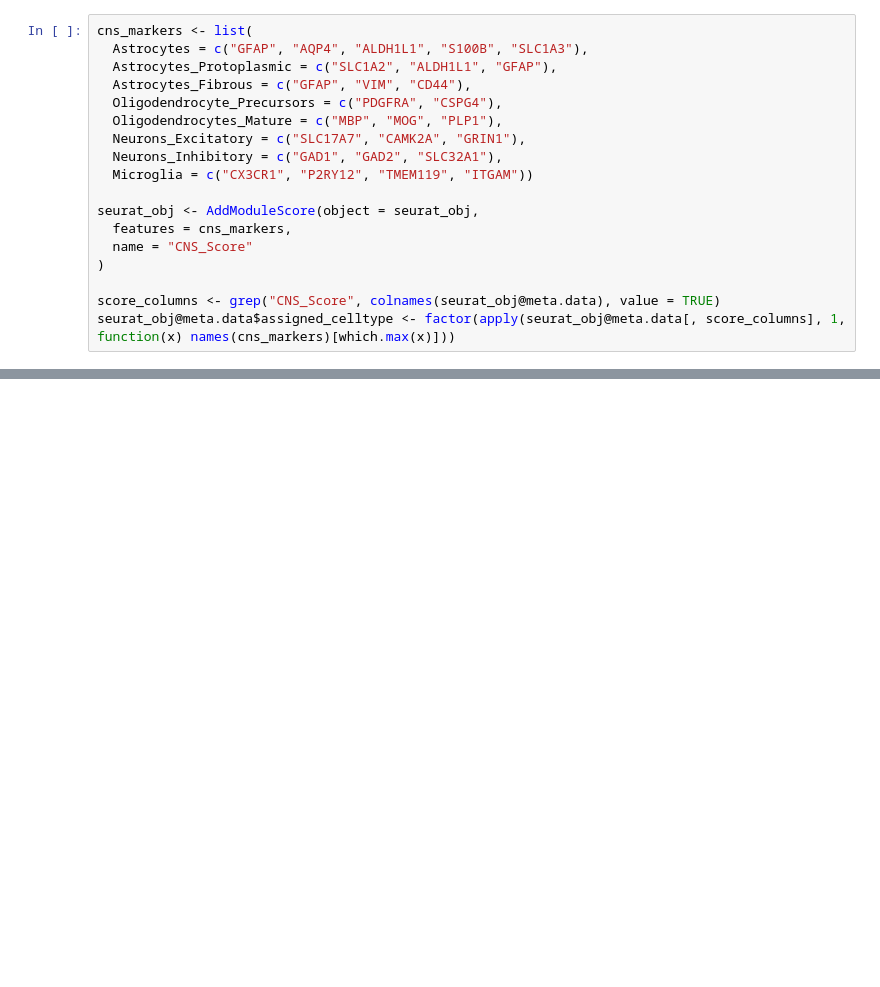
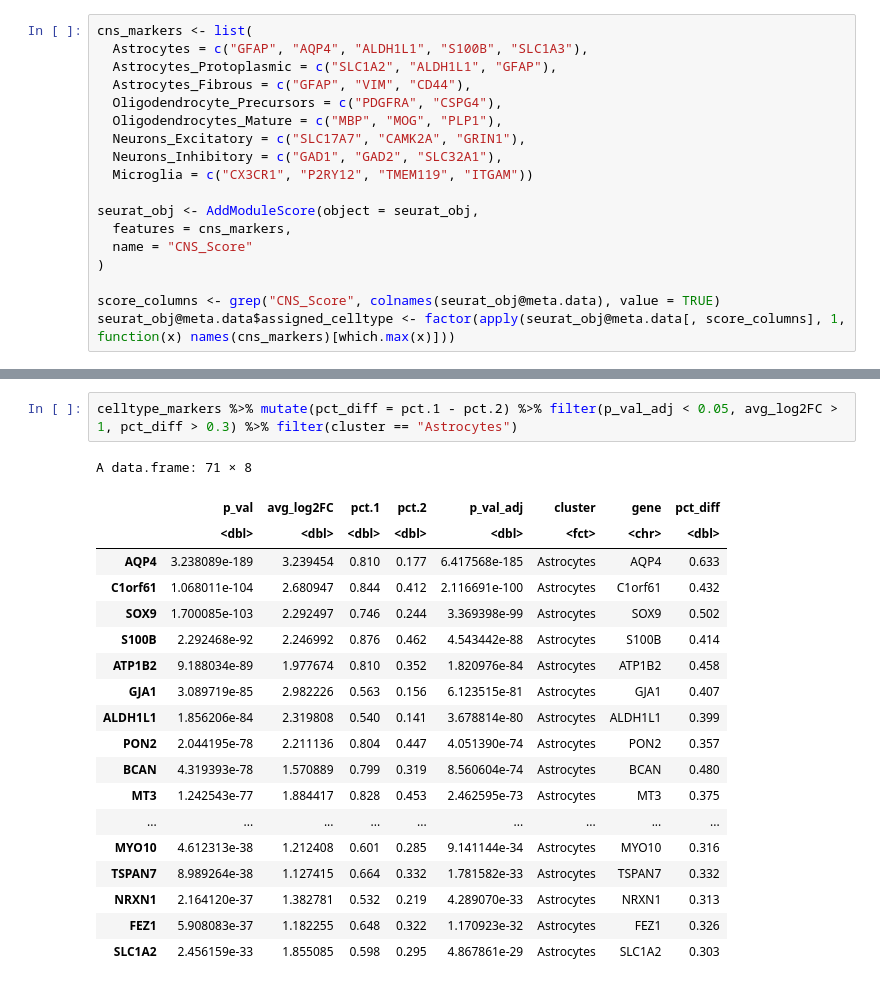
Before and after one commit to GenomicsUA/2025Q1-DAAD-sc-spatial, a Jupyter notebook: Module_2/S12/04_cell_annotation_without_clustering.ipynb, the cells around one changed output, grey strips where cells are left out. Drawn from its saved outputs; the diff is of its cells as text; blank space fills up the shorter version.

```diff
--- a/Module_2/S12/04_cell_annotation_without_clustering.ipynb
+++ b/Module_2/S12/04_cell_annotation_without_clustering.ipynb
@@ -42 +69,23 @@ celltype_markers <- FindAllMarkers(
+# %%
+celltype_markers %>% mutate(pct_diff = pct.1 - pct.2) %>% filter(p_val_adj < 0.05, avg_log2FC > 1, pct_diff > 0.3) %>% filter(cluster == "Astrocytes")
+# %% [output]
+A data.frame: 71 × 8
+|  | p_val | avg_log2FC | pct.1 | pct.2 | p_val_adj | cluster | gene | pct_diff |
+|  | <dbl> | <dbl> | <dbl> | <dbl> | <dbl> | <fct> | <chr> | <dbl> |
+| AQP4 | 3.238089e-189 | 3.239454 | 0.810 | 0.177 | 6.417568e-185 | Astrocytes | AQP4 | 0.633 |
+| C1orf61 | 1.068011e-104 | 2.680947 | 0.844 | 0.412 | 2.116691e-100 | Astrocytes | C1orf61 | 0.432 |
+| SOX9 | 1.700085e-103 | 2.292497 | 0.746 | 0.244 | 3.369398e-99 | Astrocytes | SOX9 | 0.502 |
+| S100B | 2.292468e-92 | 2.246992 | 0.876 | 0.462 | 4.543442e-88 | Astrocytes | S100B | 0.414 |
+| ATP1B2 | 9.188034e-89 | 1.977674 | 0.810 | 0.352 | 1.820976e-84 | Astrocytes | ATP1B2 | 0.458 |
+| GJA1 | 3.089719e-85 | 2.982226 | 0.563 | 0.156 | 6.123515e-81 | Astrocytes | GJA1 | 0.407 |
+| ALDH1L1 | 1.856206e-84 | 2.319808 | 0.540 | 0.141 | 3.678814e-80 | Astrocytes | ALDH1L1 | 0.399 |
+| PON2 | 2.044195e-78 | 2.211136 | 0.804 | 0.447 | 4.051390e-74 | Astrocytes | PON2 | 0.357 |
+| BCAN | 4.319393e-78 | 1.570889 | 0.799 | 0.319 | 8.560604e-74 | Astrocytes | BCAN | 0.480 |
+| MT3 | 1.242543e-77 | 1.884417 | 0.828 | 0.453 | 2.462595e-73 | Astrocytes | MT3 | 0.375 |
+| ... | ... | ... | ... | ... | ... | ... | ... | ... |
+| MYO10 | 4.612313e-38 | 1.212408 | 0.601 | 0.285 | 9.141144e-34 | Astrocytes | MYO10 | 0.316 |
+| TSPAN7 | 8.989264e-38 | 1.127415 | 0.664 | 0.332 | 1.781582e-33 | Astrocytes | TSPAN7 | 0.332 |
+| NRXN1 | 2.164120e-37 | 1.382781 | 0.532 | 0.219 | 4.289070e-33 | Astrocytes | NRXN1 | 0.313 |
+| FEZ1 | 5.908083e-37 | 1.182255 | 0.648 | 0.322 | 1.170923e-32 | Astrocytes | FEZ1 | 0.326 |
+| SLC1A2 | 2.456159e-33 | 1.855085 | 0.598 | 0.295 | 4.867861e-29 | Astrocytes | SLC1A2 | 0.303 |
 # %%
```
Also changed, not shown: parts of 8 cells of this notebook, 5 other files.
